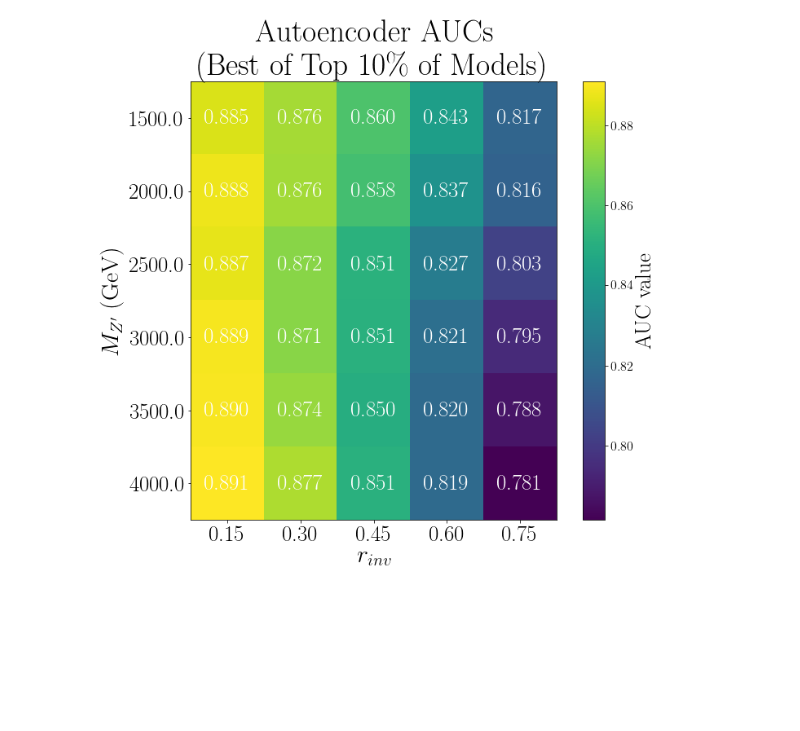
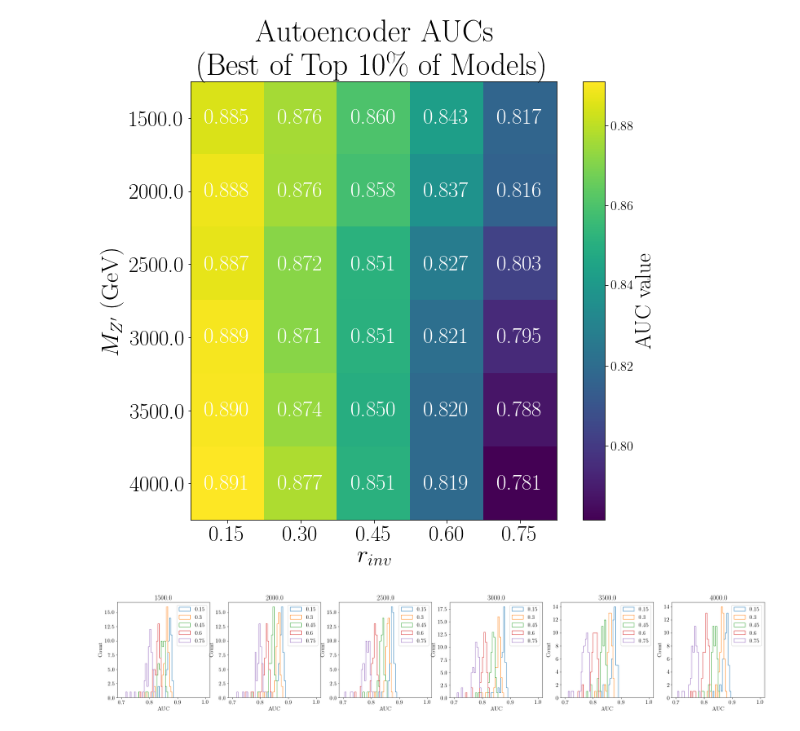
Before and after one commit to luclepot/SVJ, a Jupyter notebook: full_method.ipynb, the cells around one changed output. Drawn from its saved outputs; the diff is of its cells as text; code cells hidden in the pictures; blank space fills up the shorter version.

```diff
--- a/full_method.ipynb
+++ b/full_method.ipynb
@@ -149,3 +149,20 @@ best,ax = plot_signal_aucs(aucs[best_.filename], do_max=1, title='Autoencoder AU
 [figure]
 [figure]
 [figure]
+# %%
+res_aucs = aucs[res.filename]
+# %%
+axis = 0
+idx = np.asarray(map(list, res_aucs.index))
+rows = list(np.unique(idx[:,axis]))
+fig, axs = plt.subplots(1, len(rows), figsize=(5.5*len(rows), 5))
+
+for cmb,row in res_aucs.iterrows():
+    axs[rows.index(cmb[axis])].hist(row.values, histtype='step', bins=np.arange(.7, 1, .005), label=str(cmb[int(not axis)]))
+for i,r in enumerate(rows):
+    axs[rows.index(r)].set_xlabel('AUC')
+    axs[rows.index(r)].set_title(r)
+    axs[rows.index(r)].set_ylabel('Count')
+    axs[rows.index(r)].legend()
+# %% [output]
+[figure, added]
```
Also changed, not shown: parts of 1 cell of this notebook.
